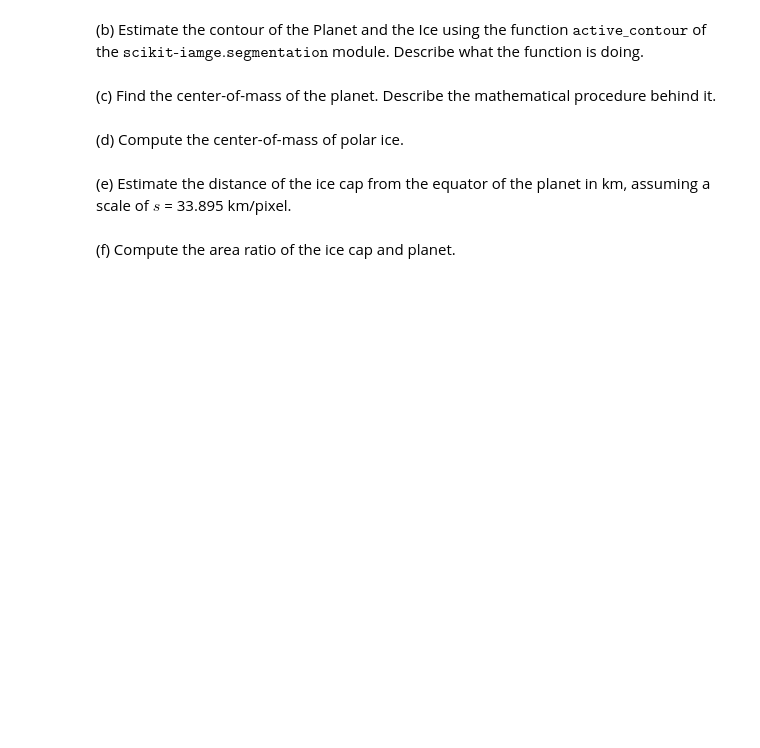
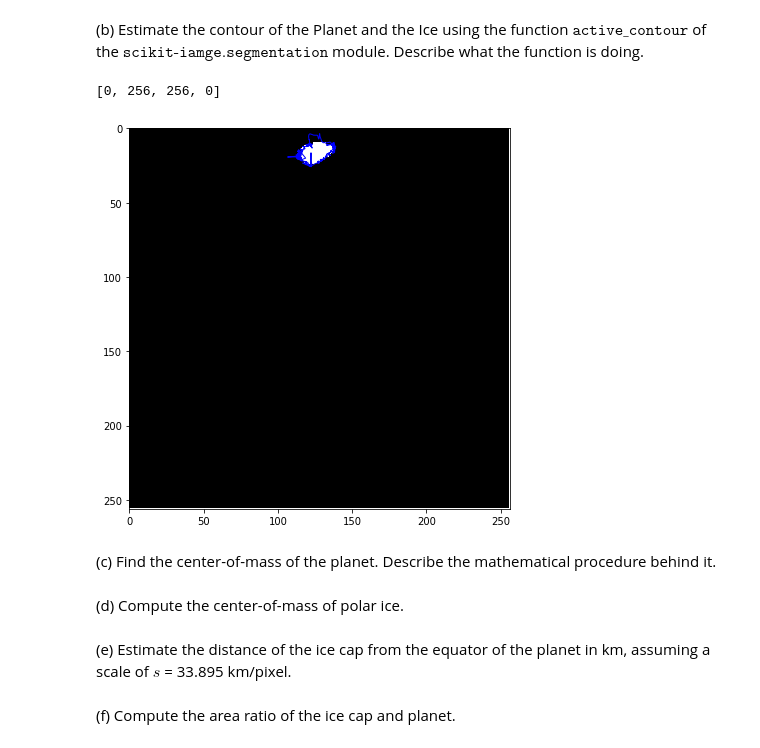
Before and after one commit to pooyansalehi/DIPastro2019, a Jupyter notebook: lab6/lab6.ipynb, the cells around one changed output. Drawn from its saved outputs; the diff is of its cells as text; code cells hidden in the pictures; blank space fills up the shorter version.

```diff
--- a/lab6/lab6.ipynb
+++ b/lab6/lab6.ipynb
@@ -19,5 +59,21 @@ Take the $\texttt{mars.bmp}$ and estimate the characteristics of the planet appl
 # %% [markdown]
 (b) Estimate the contour of the Planet and the Ice using the function $\texttt{active_contour}$ of the $\texttt{scikit-iamge.segmentation}$ module. Describe what the function is doing.
+# %%
+s = np.linspace(0, 2*np.pi, 400)
+x = 120 + 20*np.cos(s)
+y = 10 + 20*np.sin(s)
+init = np.array([x, y]).T
+
+
+snake = segment.active_contour(threshold_img_2,init)
+
+fig, ax = plt.subplots(figsize=(7, 7))
+ax.imshow(threshold_img_2, cmap=plt.cm.gray)
+ax.plot(snake[:, 0], snake[:, 1], '-b', lw=1)
+ax.axis([0, img.shape[1], img.shape[0], 0])
+# %% [output]
+[0, 256, 256, 0]
+[figure, added]
 # %% [markdown]
 (c) Find the center-of-mass of the planet. Describe the mathematical procedure behind it.
 # %% [markdown]
```
Also changed, not shown: parts of 6 cells of this notebook.
